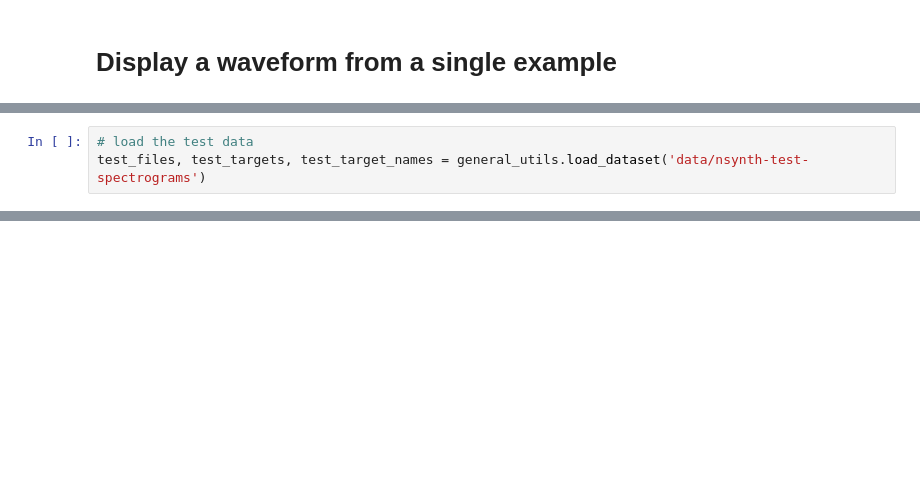
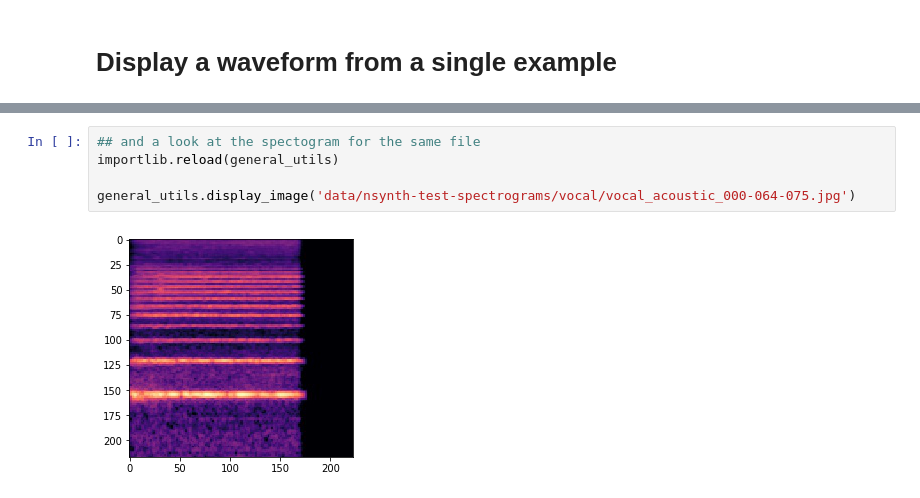
Before and after one commit to sammywachtel/udacity_capstone, a Jupyter notebook: visualizations.ipynb, the cells around one changed output, grey strips where cells are left out. Cells and saved outputs as stored; diff of their text form; blank space fills up the shorter version.

```diff
--- a/visualizations.ipynb
+++ b/visualizations.ipynb
@@ -65,3 +66,0 @@ processed 4050 files out of 4096 in 20 batches
-# %%
-# load the test data
-test_files, test_targets, test_target_names = general_utils.load_dataset('data/nsynth-test-spectrograms')
@@ -67,0 +89,7 @@ test_files, test_targets, test_target_names = general_utils.load_dataset('data/n
+# %%
+## and a look at the spectogram for the same file
+importlib.reload(general_utils)
+
+general_utils.display_image('data/nsynth-test-spectrograms/vocal/vocal_acoustic_000-064-075.jpg')
+# %% [output]
+[figure, added]
```
Also changed, not shown: parts of 5 cells of this notebook, 3 other files.
